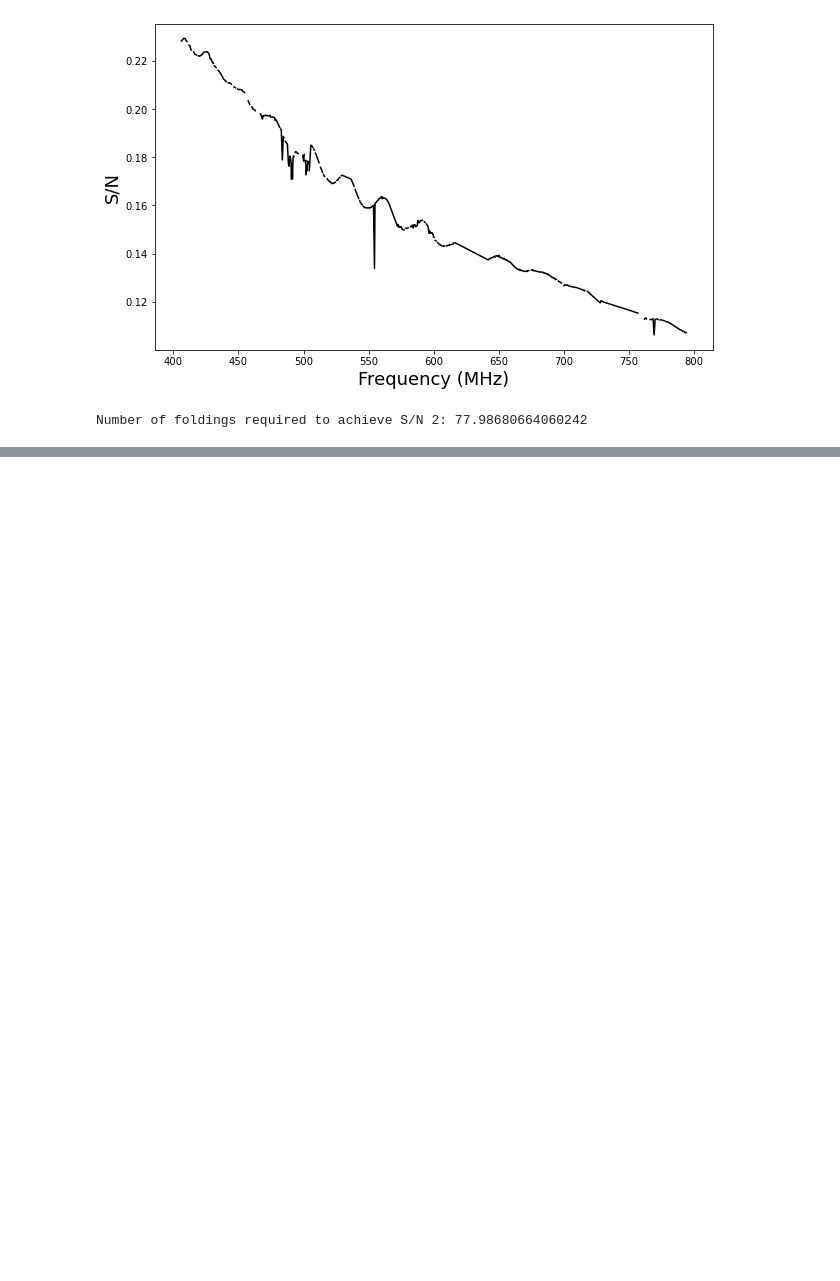
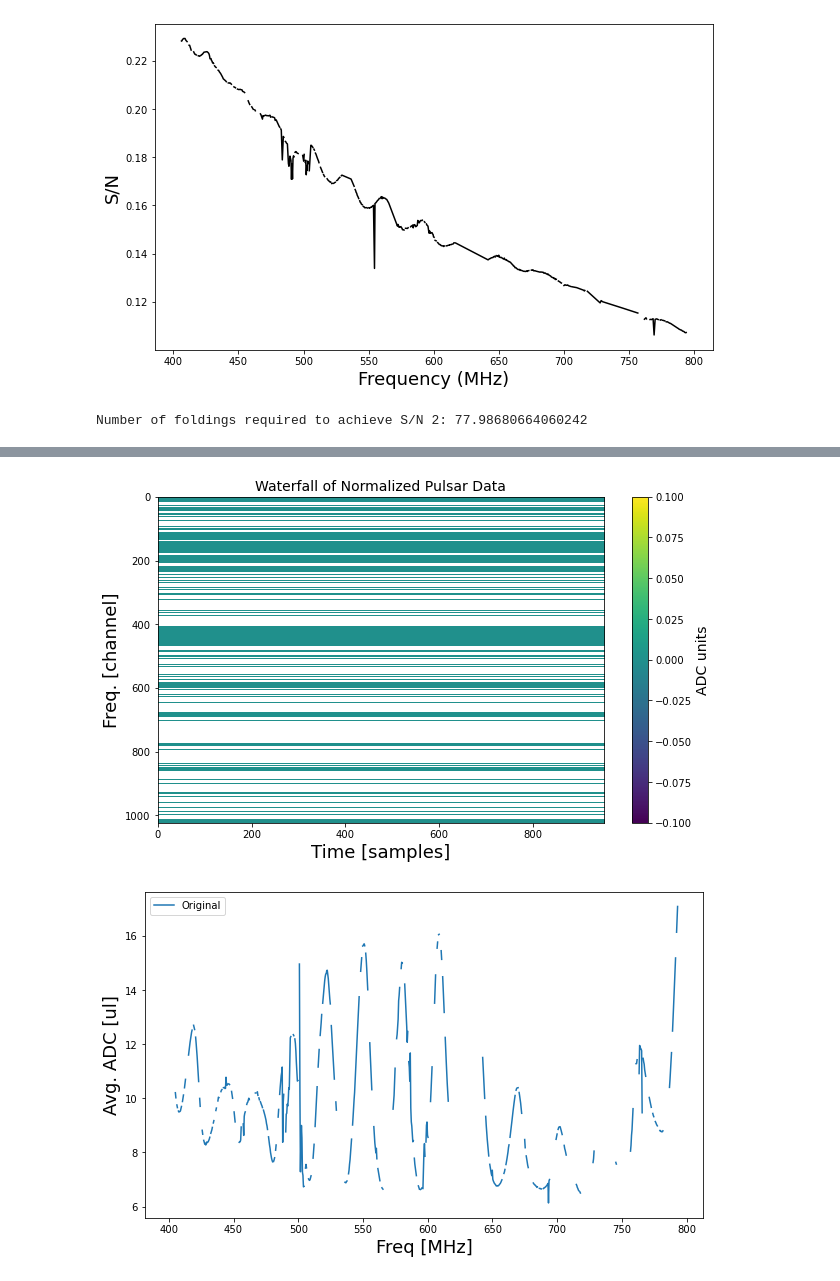
Before and after one commit to astronamanj/641_Observational_Techniques, a Jupyter notebook: chime_pulsar_search/search.ipynb, the cells around one changed output, grey strips where cells are left out. Drawn from its saved outputs; the diff is of its cells as text; code cells hidden in the pictures; blank space fills up the shorter version.

Commit message:
normalize pulsar data

```diff
--- a/chime_pulsar_search/search.ipynb
+++ b/chime_pulsar_search/search.ipynb
@@ -52,0 +161,30 @@ Number of foldings required to achieve S/N 2: 77.98680664060242
+# %%
+# Normalization
+psr_normalized = normalize_data_per_channel(
+    pulsar_32_array,
+    freq_mask,
+    invert_mask=True
+)
+
+fig = plt.figure(figsize=(10, 6))
+plt.imshow(psr_normalized, aspect='auto', interpolation='nearest')
+cbar = plt.colorbar()
+cbar.set_label('ADC units', fontsize=14)
+plt.title('Waterfall of Normalized Pulsar Data', fontsize=14)
+plt.xlabel('Time [samples]', fontsize=18)
+plt.ylabel('Freq. [channel]', fontsize=18)
+plt.show()
+
+fig = plt.figure(figsize=(10, 6))
+plt.plot(
+    freqs,
+    np.where(~freq_mask, np.mean(pulsar_32_array, axis=1), np.nan)
+)
+plt.ylabel('Avg. ADC [ul]', fontsize=18)
+plt.xlabel('Freq [MHz]', fontsize=18)
+# plt.title('RFI Masking using Pulsar', fontsize=14)
+plt.legend(['Original', 'Masked'])
+plt.show()
+# %% [output]
+[figure, added]
+[figure, added]
```
Also changed, not shown: parts of 2 cells of this notebook, 2 other files.
